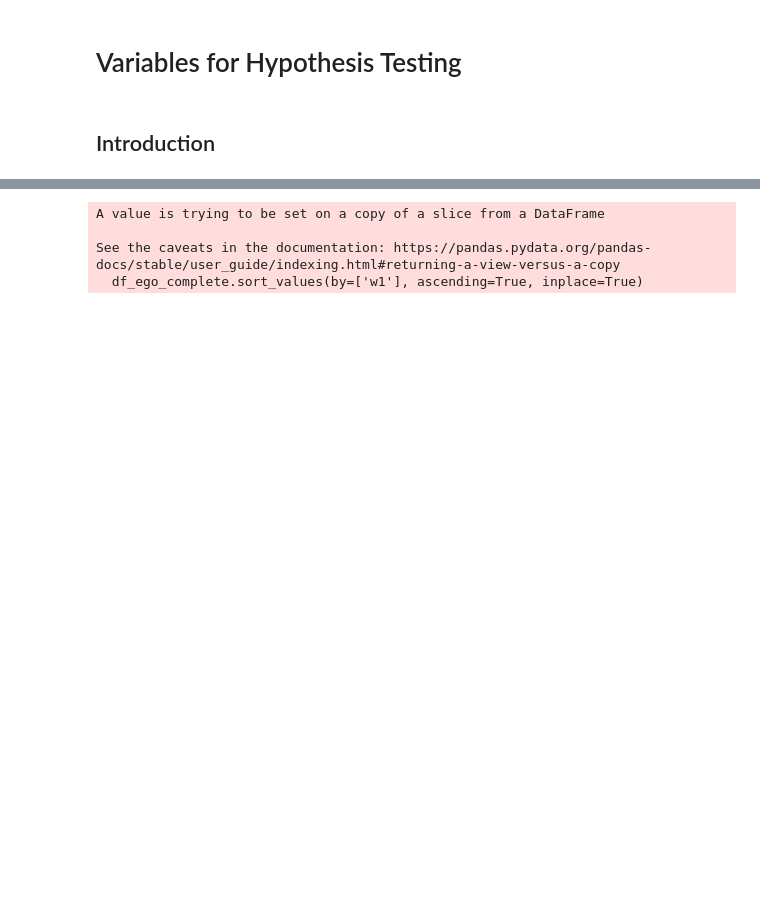
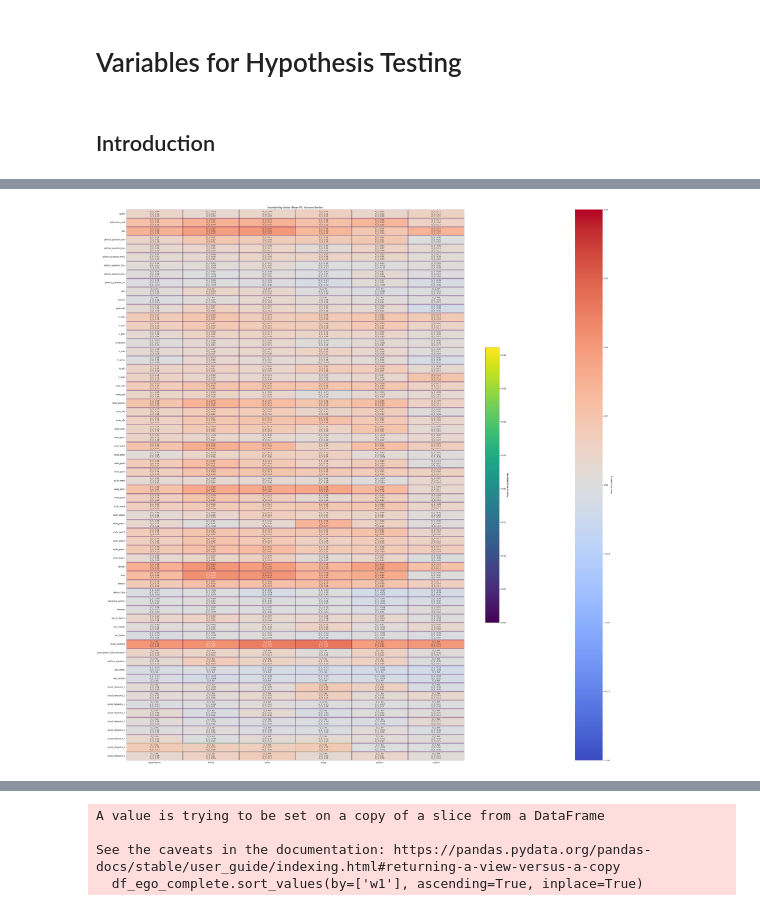
Before and after one commit to LS-Shikano/StudentSurvey, a Jupyter notebook: data_WS2425/DataPack_Susumu/AnalysisVariables.ipynb, the cells around one changed output, grey strips where cells are left out. Drawn from its saved outputs; the diff is of its cells as text; code cells hidden in the pictures; blank space fills up the shorter version.

```diff
--- a/data_WS2425/DataPack_Susumu/AnalysisVariables.ipynb
+++ b/data_WS2425/DataPack_Susumu/AnalysisVariables.ipynb
@@ -26 +240,92 @@ G_3 = nx.read_gml("../NA/multiplex_graph_w3.gml")
+# %%
+# Step 1: Pivot each graph's data into a separate DataFrame
+graphs = df["graph"].unique()
+pivot_dfs = {}
+
+for graph_name in graphs:
+    pivot_df = df[df["graph"] == graph_name].pivot(index="attribute", columns="relation", values="assortativity")
+    pivot_dfs[graph_name] = pivot_df
+
+# Step 2: Get the union of all attributes and relations
+all_attributes = df["attribute"].unique()
+all_relations = df["relation"].unique()
+
+# Step 3: Build a DataFrame with combined strings for each cell
+combined_matrix = pd.DataFrame(index=all_attributes, columns=all_relations, dtype=object)
+
+for attr in all_attributes:
+    for rel in all_relations:
+        cell_values = []
+        for graph_name in graphs:
+            val = pivot_dfs.get(graph_name, pd.DataFrame()).get(rel, pd.Series()).get(attr, None)
+            if pd.isna(val):
+                display_val = "NA"
+            else:
+                display_val = f"{val:.2f}"
+            cell_values.append(f"{graph_name}: {display_val}")
+        combined_matrix.loc[attr, rel] = "\n".join(cell_values)
+
+# Step 4: Compute mean and variance matrices
+mean_matrix = pd.DataFrame(index=all_attributes, columns=all_relations, dtype=float)
+variance_matrix = pd.DataFrame(index=all_attributes, columns=all_relations, dtype=float)
+
+for attr in all_attributes:
+    for rel in all_relations:
+        vals = []
+        for graph_name in graphs:
+            val = pivot_dfs.get(graph_name, pd.DataFrame()).get(rel, pd.Series()).get(attr, np.nan)
+            if not pd.isna(val):
+                vals.append(val)
+        mean_matrix.loc[attr, rel] = np.nanmean(vals) if vals else np.nan
+        variance_matrix.loc[attr, rel] = np.nanvar(vals) if len(vals) >= 2 else np.nan
+
+# Step 5: Plot the heatmap
+plt.figure(figsize=(40, 40))
+
+# Create heatmap for mean values (fill color)
+ax = sns.heatmap(
+    mean_matrix,
+    annot=combined_matrix,
+    fmt="",
+    center=0,
+    cmap="coolwarm",
+    linewidths=0,  # No default grid lines (we'll add borders manually)
+    vmin=-1,
+    vmax=1,
+    cbar_kws={"label": "Mean Assortativity"}
+)
+
+# Normalize variance for border color (0 to 1)
+norm_variance = plt.Normalize(vmin=0, vmax=np.nanmax(variance_matrix.values))
+cmap = plt.get_cmap("viridis")  # Colormap for variance
+
+# Add borders based on variance
+for i, attr in enumerate(all_attributes):
+    for j, rel in enumerate(all_relations):
+        var = variance_matrix.loc[attr, rel]
+        if not np.isnan(var):
+            # Get color from variance
+            color = cmap(norm_variance(var))
+            # Draw a rectangle border
+            rect = Rectangle(
+                xy=(j, i),
+                width=1,
+                height=1,
+                fill=False,
+                edgecolor=color,
+                linewidth=5,  # Adjust border thickness
+                alpha=0.2
+            )
+            ax.add_patch(rect)
+
+# Add colorbar for variance
+sm = plt.cm.ScalarMappable(cmap=cmap, norm=norm_variance)
+sm.set_array([])
+cbar = plt.colorbar(sm, ax=ax, label="Variance of Assortativity", shrink=0.5)
+
+plt.title("Assortativity Values (Mean Fill, Variance Border)")
+plt.tight_layout()
+plt.show()
+# %% [output]
+[figure, added]
 # %% [markdown]
```
Also changed, not shown: parts of 33 cells of this notebook, 18 other files.
